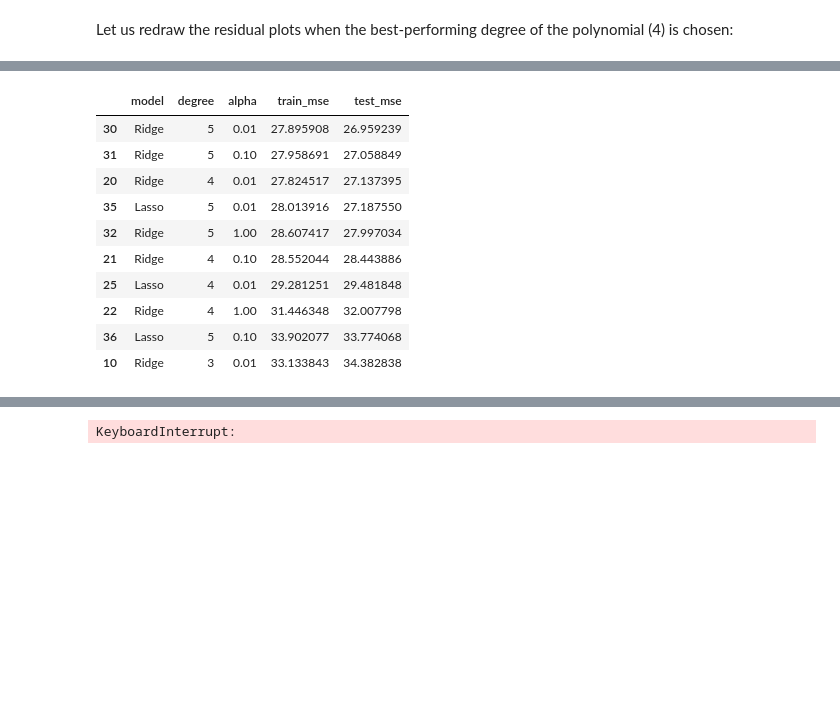
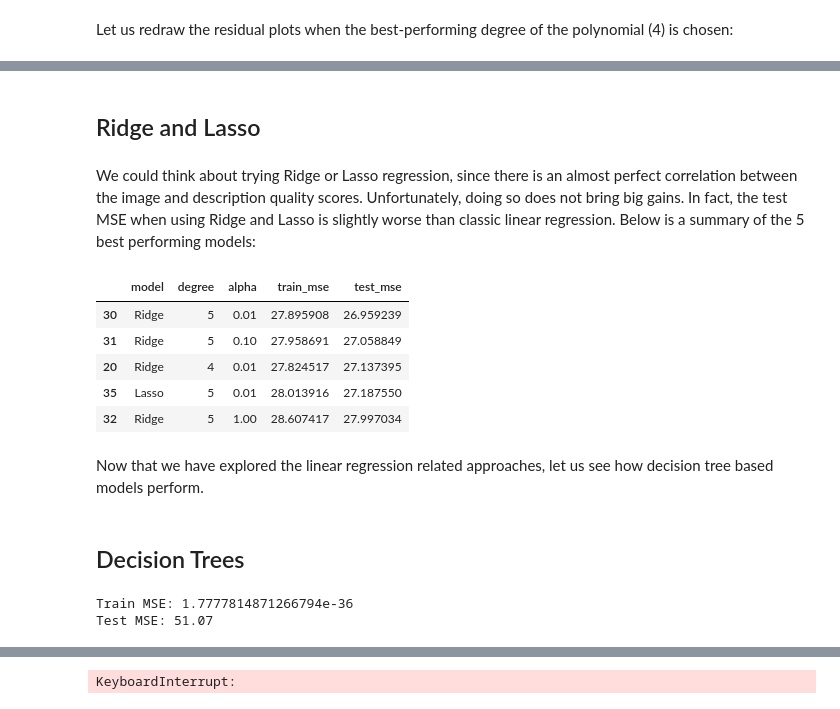
Before and after one commit to tomabrihacescu/return_rate_ecommerce_platform, a Jupyter notebook: draft1.ipynb, the cells around one changed output, grey strips where cells are left out. Drawn from its saved outputs; the diff is of its cells as text; code cells hidden in the pictures; blank space fills up the shorter version.

Commit message:
first revision of the models is complete

```diff
--- a/draft1.ipynb
+++ b/draft1.ipynb
@@ -659,3 +545,7 @@ This unfortunately results in a higher test and train mse: the model is heavily
+# %% [markdown]
+## Ridge and Lasso
+# %% [markdown]
+We could think about trying Ridge or Lasso regression, since there is an almost perfect correlation between the image and description quality scores. Unfortunately, doing so does not bring big gains. In fact, the test MSE when using Ridge and Lasso is slightly worse than classic linear regression. Below is a summary of the 5 best performing models:
 # %%
 from sklearn.preprocessing import PolynomialFeatures, StandardScaler
 from sklearn.linear_model import Ridge, Lasso
@@ -701,36 +591,41 @@ for degree in degrees:
             )
 
             model.fit(X_train_scaled, y_train)
 
             results.append({
                 "model": model_name,
                 "degree": degree,
                 "alpha": alpha,
                 "train_mse": mean_squared_error(
                     y_train,
                     model.predict(X_train_scaled)
                 ),
                 "test_mse": mean_squared_error(
                     y_test,
                     model.predict(X_test_scaled)
                 )
             })
 
 results_df = (
     pd.DataFrame(results)
     .sort_values("test_mse")
 )
 
-display(results_df.head(10))
+display(results_df.head(5))
 # %% [output]
 |  | model | degree | alpha | train_mse | test_mse |
 | 30 | Ridge | 5 | 0.01 | 27.895908 | 26.959239 |
 | 31 | Ridge | 5 | 0.10 | 27.958691 | 27.058849 |
 | 20 | Ridge | 4 | 0.01 | 27.824517 | 27.137395 |
 | 35 | Lasso | 5 | 0.01 | 28.013916 | 27.187550 |
 | 32 | Ridge | 5 | 1.00 | 28.607417 | 27.997034 |
-| 21 | Ridge | 4 | 0.10 | 28.552044 | 28.443886 |
-| 25 | Lasso | 4 | 0.01 | 29.281251 | 29.481848 |
-| 22 | Ridge | 4 | 1.00 | 31.446348 | 32.007798 |
-| 36 | Lasso | 5 | 0.10 | 33.902077 | 33.774068 |
-| 10 | Ridge | 3 | 0.01 | 33.133843 | 34.382838 |
+# %% [markdown]
+Now that we have explored the linear regression related approaches, let us see how decision tree based models perform.
+# %% [markdown]
+## Decision Trees
+# %%
+from sklearn import tree
+DT = quick_test_model(tree.DecisionTreeRegressor(random_state=42), X_train, y_train, X_test, y_test)
+# %% [output]
+Train MSE: 1.7777814871266794e-36
+Test MSE: 51.07
```
Also changed, not shown: parts of 33 cells of this notebook.
